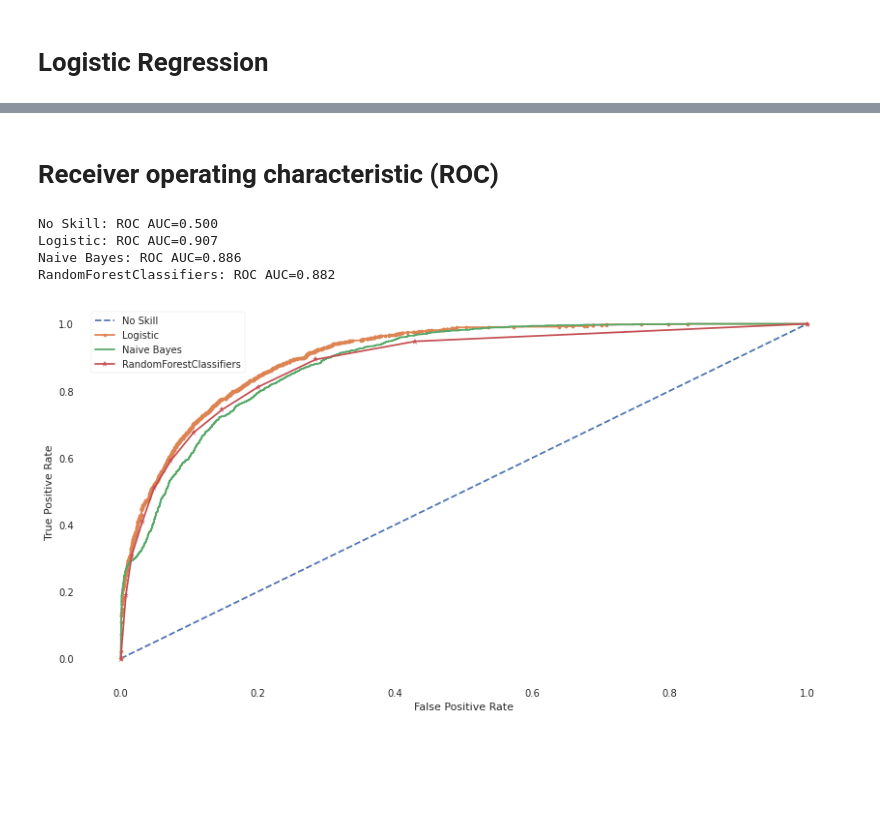
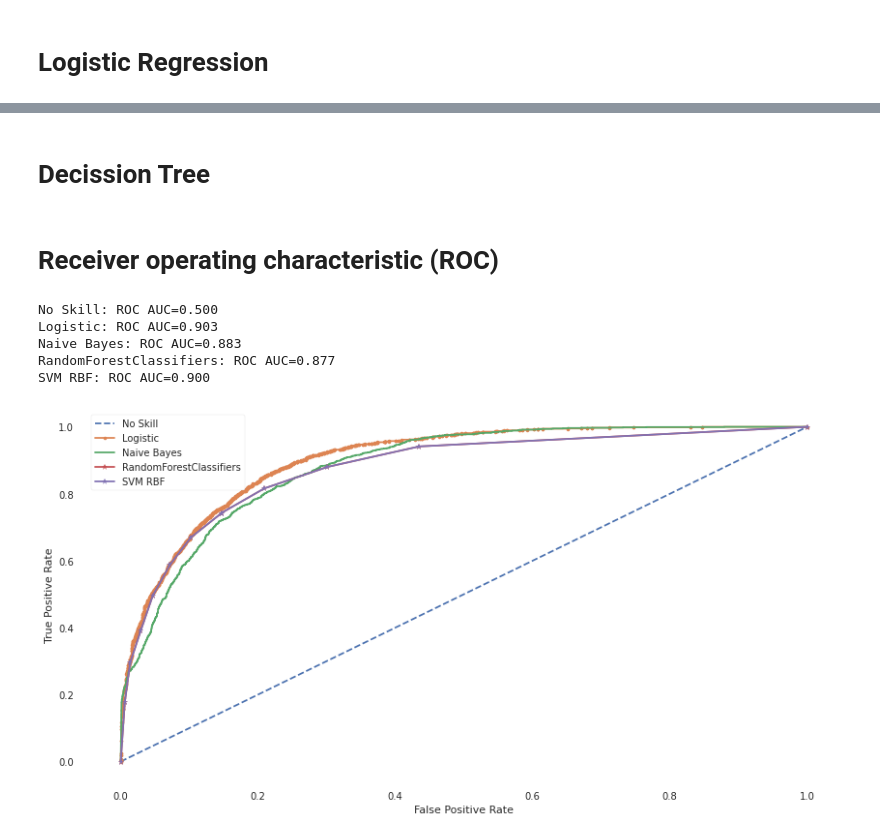
Before and after one commit to sprifti/Income-classification, a Jupyter notebook: dataset.ipynb, the cells around one changed output, grey strips where cells are left out. Saved outputs shown, nothing was run; the diff lists cells and outputs as text; code cells hidden in the pictures; blank space fills up the shorter version.

```diff
--- a/dataset.ipynb
+++ b/dataset.ipynb
@@ -485,0 +558,18 @@ weighted avg       0.84      0.85      0.84      6033
+# %%
+from sklearn import svm
+svm_rbf = svm.SVC(kernel='rbf',C=1,gamma=0.1, probability=True)
+svm_rbf.fit(X_train,y_train)
+prediction1 = svm_rbf.predict(X_test)
+print('Accuracy for rbf SVM is ',metrics.accuracy_score(prediction1,y_test))
+print(confusion_matrix(y_test,prediction))
+print(classification_report(y_test,prediction))
+
+#The result of this algorithm is shown using the confusion_matrix where we see that:
+#For the first class <=50K:
+#There are 4241 True Positive (TP) : Observation is positive, and is predicted to be positive.
+#There are 356 False Negative (FN) : Observation is positive, but is predicted negative.
+#For the second class >50K:
+#There are 563 True Positive (TP) : Observation is positive, and is predicted to be positive.
+#There are 873 False Negative (FN) : Observation is positive, but is predicted negative.
+
+sns.heatmap(confusion_matrix(y_test,prediction),annot=True, fmt="d")
@@ -485,0 +612,2 @@ weighted avg       0.84      0.85      0.84      6033
+# %% [markdown]
+# Decission Tree
@@ -489,7 +622,7 @@ weighted avg       0.84      0.85      0.84      6033
 from sklearn.metrics import roc_auc_score
 from sklearn.metrics import roc_curve
 from sklearn import preprocessing
-from sklearn import preprocessing
+
 
 label_encoding = preprocessing.LabelEncoder()
 testdata = label_encoding.fit_transform(y_test)
@@ -499,44 +632,54 @@ ns_probs = [0 for _ in range(len(testdata))]
 lr_probs = logreg.predict_proba(X_test)
 nb_probs = naive_bayes.predict_proba(X_test)
 rfc_probs = rfc.predict_proba(X_test)
+svm_probs = svm_rbf.predict_proba(X_test)
+
+
 lr_probs = lr_probs[:, 1]
 nb_probs = nb_probs[:, 1]
 rfc_probs = rfc_probs[:, 1]
+svm_probs = svm_probs[:, 1]
 
 # calculate scores
 ns_auc = roc_auc_score(testdata, ns_probs)
 lr_auc = roc_auc_score(testdata, lr_probs)
 nb_auc = roc_auc_score(testdata, nb_probs)
 rfc_auc = roc_auc_score(testdata, rfc_probs)
+svm_rbf_auc = roc_auc_score(testdata, svm_probs)
 
 # summarize scores
 print('No Skill: ROC AUC=%.3f' % (ns_auc))
 print('Logistic: ROC AUC=%.3f' % (lr_auc))
 print('Naive Bayes: ROC AUC=%.3f' % (nb_auc))
 print('RandomForestClassifiers: ROC AUC=%.3f' % (rfc_auc))
+print('SVM RBF: ROC AUC=%.3f' % (svm_rbf_auc))
 
 # calculate roc curves
 ns_fpr, ns_tpr, _ = roc_curve(testdata, ns_probs)
 lr_fpr, lr_tpr, _ = roc_curve(testdata, lr_probs)
 nb_fpr, nb_tpr, _ = roc_curve(testdata, nb_probs)
 rfc_fpr, rfc_tpr, _ = roc_curve(testdata, rfc_probs)
+svm_fpr, svm_tpr, _ = roc_curve(testdata, svm_probs)
 
 # plot the roc curve for the model
 plt.figure(figsize=(14,7))
 plt.plot(ns_fpr, ns_tpr, linestyle='--', label='No Skill')
 plt.plot(lr_fpr, lr_tpr, marker='.', label='Logistic')
 plt.plot(nb_fpr, nb_tpr, marker='+', label='Naive Bayes')
 plt.plot(rfc_fpr, rfc_tpr, marker='*', label='RandomForestClassifiers')
+plt.plot(rfc_fpr, rfc_tpr, marker='*', label='SVM RBF')
+
 # axis labels
 plt.xlabel('False Positive Rate')
 plt.ylabel('True Positive Rate')
 # show the legend
 plt.legend()
 # show the plot
 plt.show()
 # %% [output]
 No Skill: ROC AUC=0.500
-Logistic: ROC AUC=0.907
-Naive Bayes: ROC AUC=0.886
-RandomForestClassifiers: ROC AUC=0.882
+Logistic: ROC AUC=0.903
+Naive Bayes: ROC AUC=0.883
+RandomForestClassifiers: ROC AUC=0.877
+SVM RBF: ROC AUC=0.900
-[figure, old version]
+[figure, new version]
```
Also changed, not shown: parts of 8 cells of this notebook.
